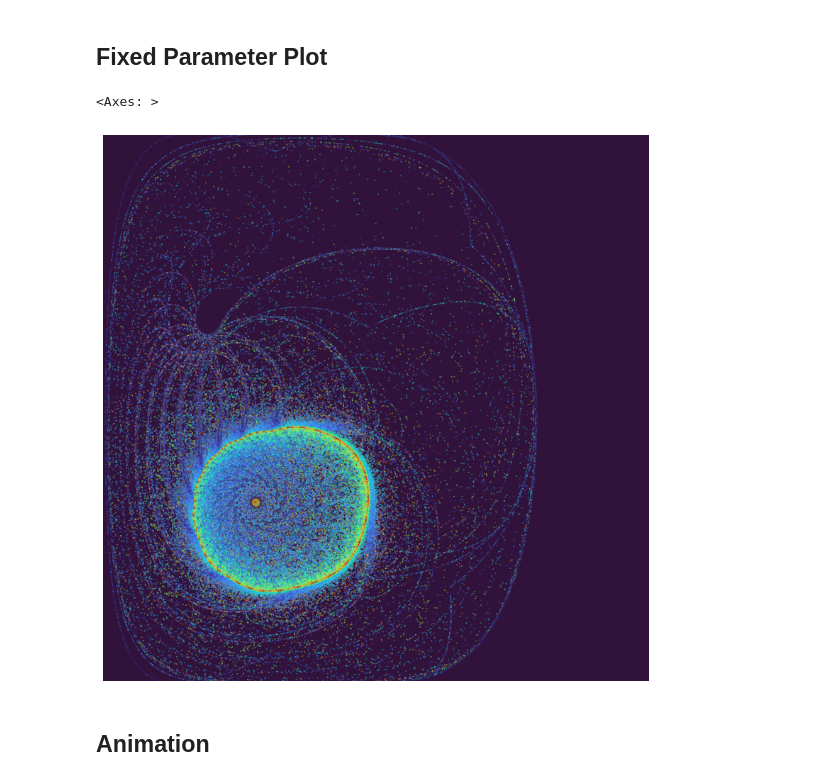
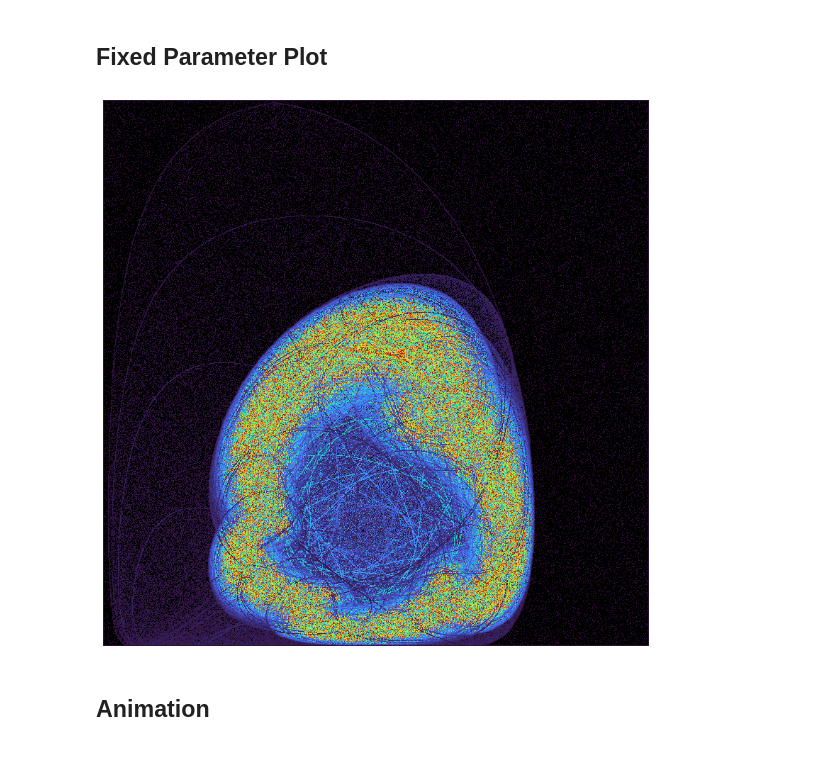
Before and after one commit to davidbauch/fun-stuff, a Jupyter notebook: orbits/orbits.ipynb, the cells around one changed output. Saved outputs shown, nothing was run; the diff lists cells and outputs as text; code cells hidden in the pictures.

Commit message:
Changed 'Orbits' to use a pandas DF and changed to a datashader based rendering approach. Now, many more datapoints can be used for the trajectories.

```diff
--- a/orbits/orbits.ipynb
+++ b/orbits/orbits.ipynb
@@ -30,40 +48,3 @@ def calculateOrbitTrajectories(_trajectories: list | None = None, trajectory_len
     return _trajectories
 # %% [markdown]
 ## Fixed Parameter Plot
-# %%
-fig, ax = plt.subplots(1,1,figsize=(10,10))
-
-def plotTrajectory(ax, trajectory_number: int, c1: float, c2: float):
-
-    # Generate some short and long trajectories
-    trajectories = []
-    calculateOrbitTrajectories(trajectories, trajectory_number = trajectory_number, trajectory_length = 10, c1 = c1, c2 = c2)
-    calculateOrbitTrajectories(trajectories, trajectory_number = trajectory_number, trajectory_length = 50, c1 = c1, c2 = c2)
-    calculateOrbitTrajectories(trajectories, trajectory_number = trajectory_number, trajectory_length = 250, c1 = c1, c2 = c2)
-
-    # Stack all trajectories and do a histogram plot
-    x = np.hstack([trajectory[0] for trajectory in trajectories])
-    y = np.hstack([trajectory[1] for trajectory in trajectories])
-    h, xedges, yedges = np.histogram2d(x, y, bins=300, range=[[-0.99,0.99],[-0.99,0.99]])
-    ax.imshow(h.T, extent=[-0.99,0.99,-0.99,0.99], origin='lower', cmap='turbo')
-
-    # Plot the trajectories on top of the histogram
-    for trajectory in trajectories:
-        x,y = trajectory
-        ax.scatter(x, y, c=range(len(x)), cmap='turbo', s=0.05)
-
-    # Set the aspect of the plot to be equal, limit accordingly and remove the axis
-    ax.set_xlim(-0.99,0.99)
-    ax.set_ylim(-0.99,0.99)
-    ax.set_aspect('equal')
-    ax.axis('off')
-
-    return ax
-
-# Set the parameters for the system
-c1,c2 = 3.52, 1.622
-N = 2000
-plotTrajectory(ax, N, c1, c2)
-# %% [output]
-<Axes: >
-[figure, removed]
@@ -70,3 +90,14 @@ plotTrajectory(ax, N, c1, c2)
+# %%
+fig, ax = plt.subplots(1,1,figsize=(10,10))
+
+# Set the parameters for the system
+c1,c2 = 3.52,1.01
+x_min, x_max, y_min, y_max = -1,1,-1,1
+N = 50000
+plotTrajectory(ax, N, c1, c2, plot_ranges = (x_min,x_max,y_min,y_max), methods = [("box",150),("box",150),("box",150),("random",150),("random",250),("box",200)])
+plt.savefig(f"{c1}_{c2}_x_{x_min}_{x_max}_y_{y_min}_{y_max}_N_{N}.png")
+# %% [output]
+[figure, added]
 # %% [markdown]
 ## Animation
 # %%
```
Also changed, not shown: parts of 4 cells of this notebook.
